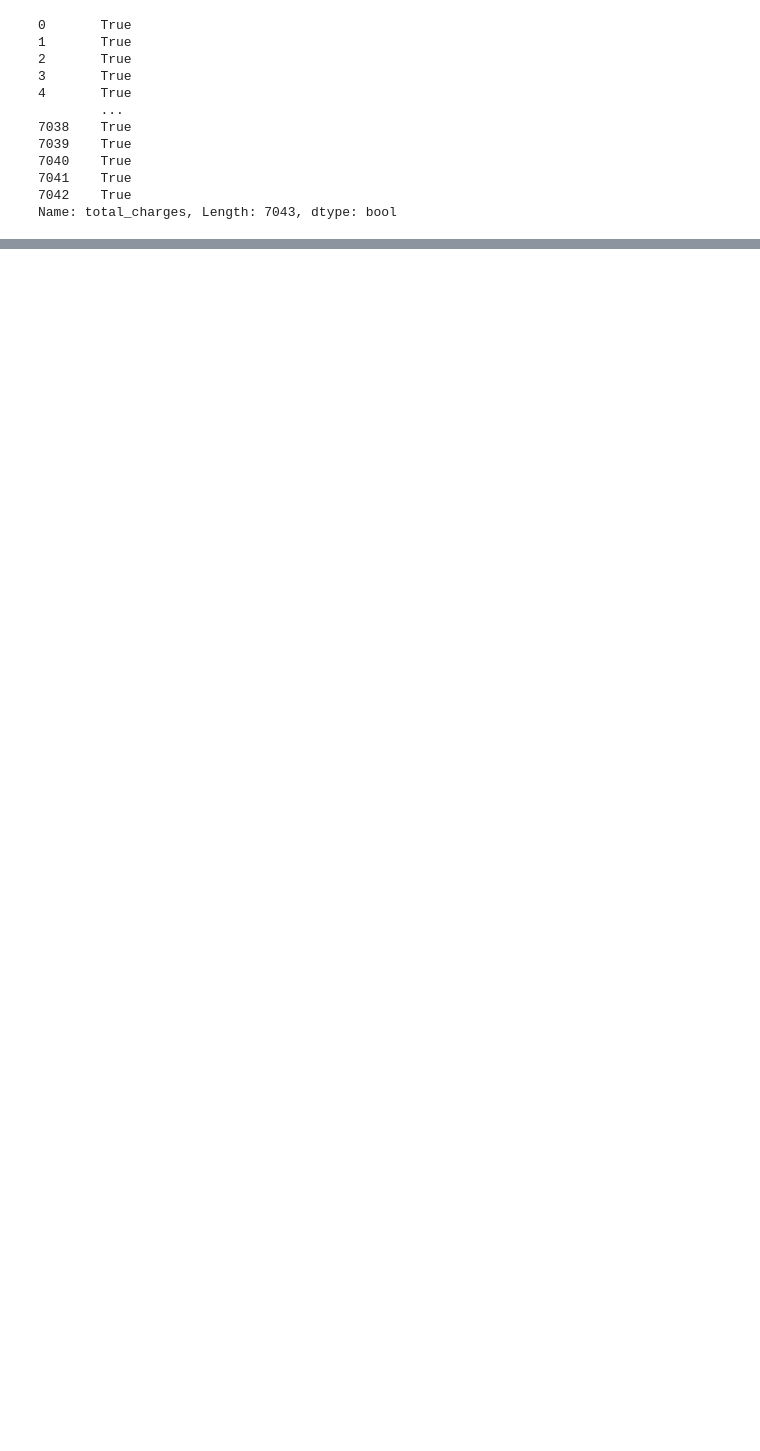
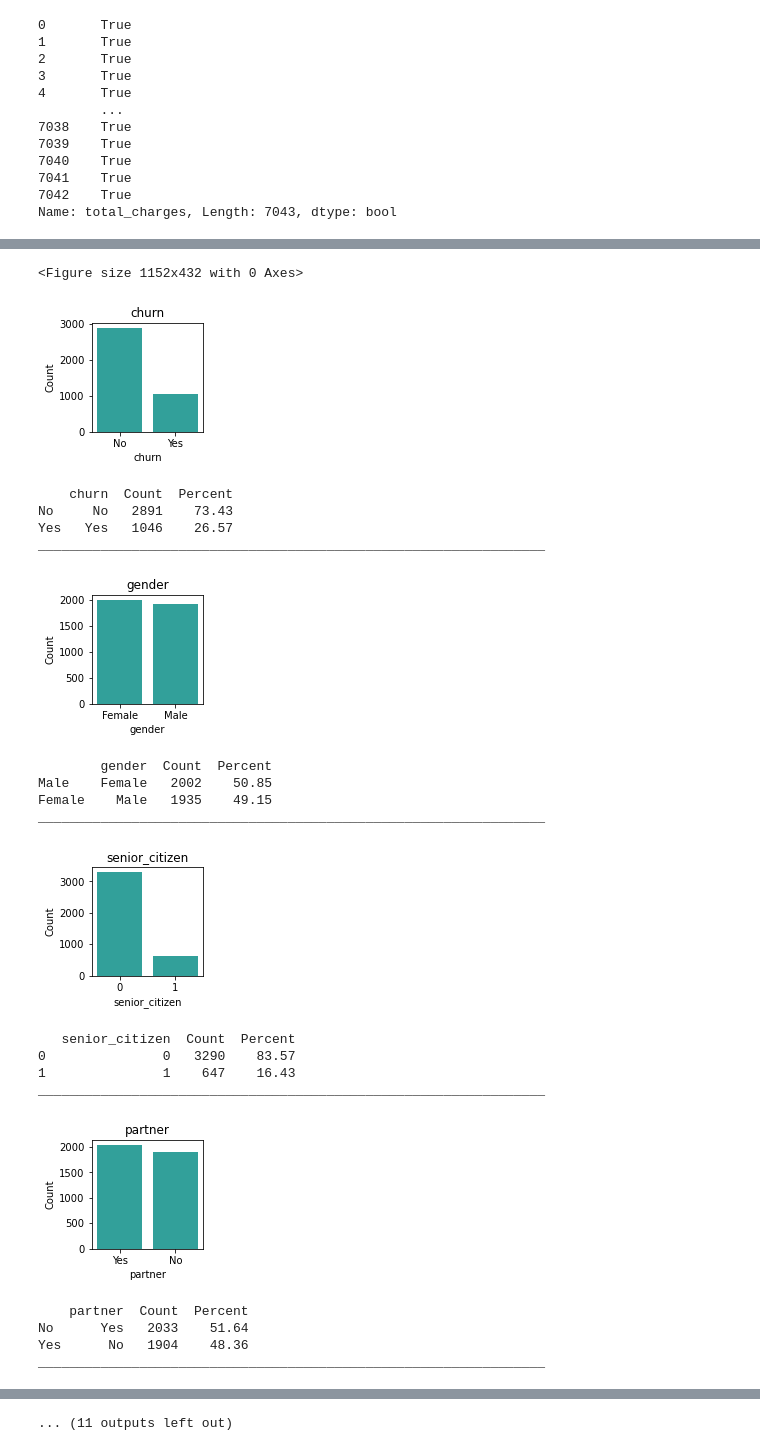
Before and after one commit to SLawsonWoods/Telco_Churn_Project, a Jupyter notebook: Draft_1_folder.ipynb, the cells around one changed output, grey strips where cells are left out. Cells and saved outputs as stored; diff of their text form; code cells hidden in the pictures; blank space fills up the shorter version.

```diff
--- a/Draft_1_folder.ipynb
+++ b/Draft_1_folder.ipynb
@@ -225,0 +235,20 @@ NameError: name 'test' is not defined
+# %%
+def train_validate_test_split(df, target, seed=123):
+    '''
+    This function takes in a dataframe, the name of the target variable
+    (for stratification purposes), and an integer for a setting a seed
+    and splits the data into train, validate and test.
+    Test is 20% of the original dataset, validate is .30*.80= 24% of the
+    original dataset, and train is .70*.80= 56% of the original dataset.
+    The function returns, in this order, train, validate and test dataframes.
+    '''
+    train_validate, test = train_test_split(df, test_size=0.2,
+                                            random_state=seed,
+                                            stratify=df[target])
+    train, validate = train_test_split(train_validate, test_size=0.3,
+                                       random_state=seed,
+                                       stratify=train_validate[target])
+    return train, validate, test
+# %%
+train, validate, test = train_validate_test_split(df, target='churn')
+train.head(2)
@@ -225,0 +337,27 @@ NameError: name 'test' is not defined
+# %%
+cat_vars = ['churn', 'gender', 'senior_citizen', 'partner', 'dependents', 'internet_service_type', 'phone_service','multiple_lines','contract_type']
+quant_vars = ['monthly_charges', 'total_charges','tenure']
+# %%
+explore.explore_univariate(train, cat_vars, quant_vars)
+# %% [output]
+<Figure size 1152x432 with 0 Axes>
+[figure, added]
+    churn  Count  Percent
+No     No   2891    73.43
+Yes   Yes   1046    26.57
+_________________________________________________________________
+[figure, added]
+        gender  Count  Percent
+Male    Female   2002    50.85
+Female    Male   1935    49.15
+_________________________________________________________________
+[figure, added]
+   senior_citizen  Count  Percent
+0               0   3290    83.57
+1               1    647    16.43
+_________________________________________________________________
+[figure, added]
+    partner  Count  Percent
+No      Yes   2033    51.64
+Yes      No   1904    48.36
+_________________________________________________________________
@@ -225,0 +370 @@ NameError: name 'test' is not defined
+... (11 outputs left out)
```
Also changed, not shown: parts of 49 cells of this notebook, 2 other files.
